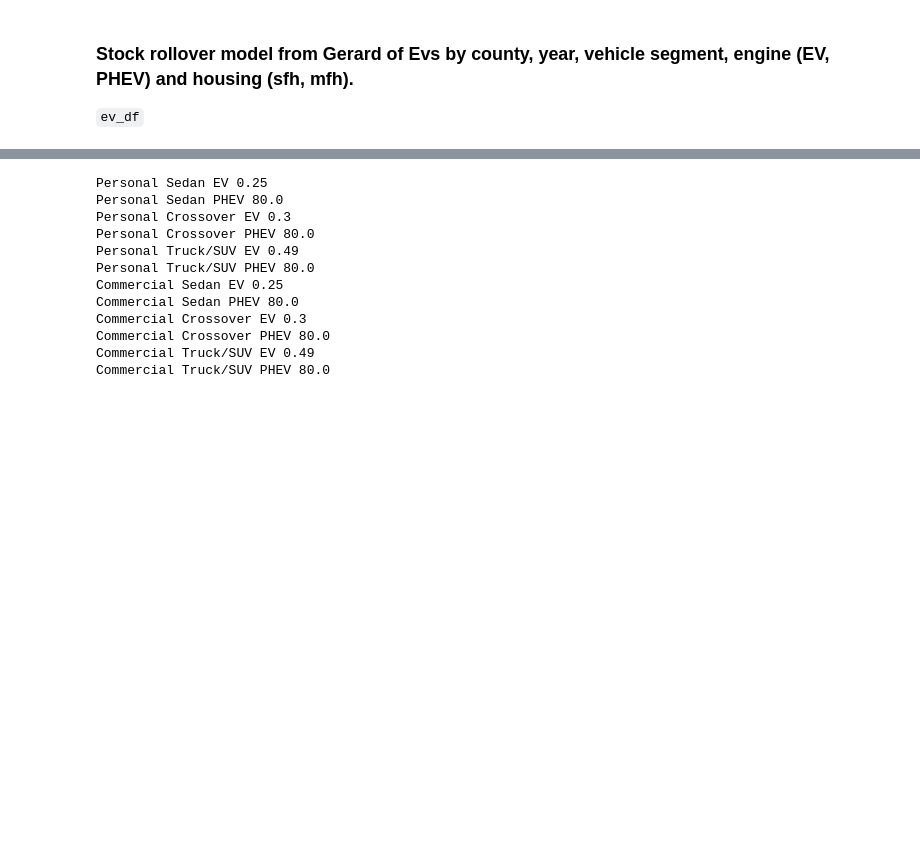
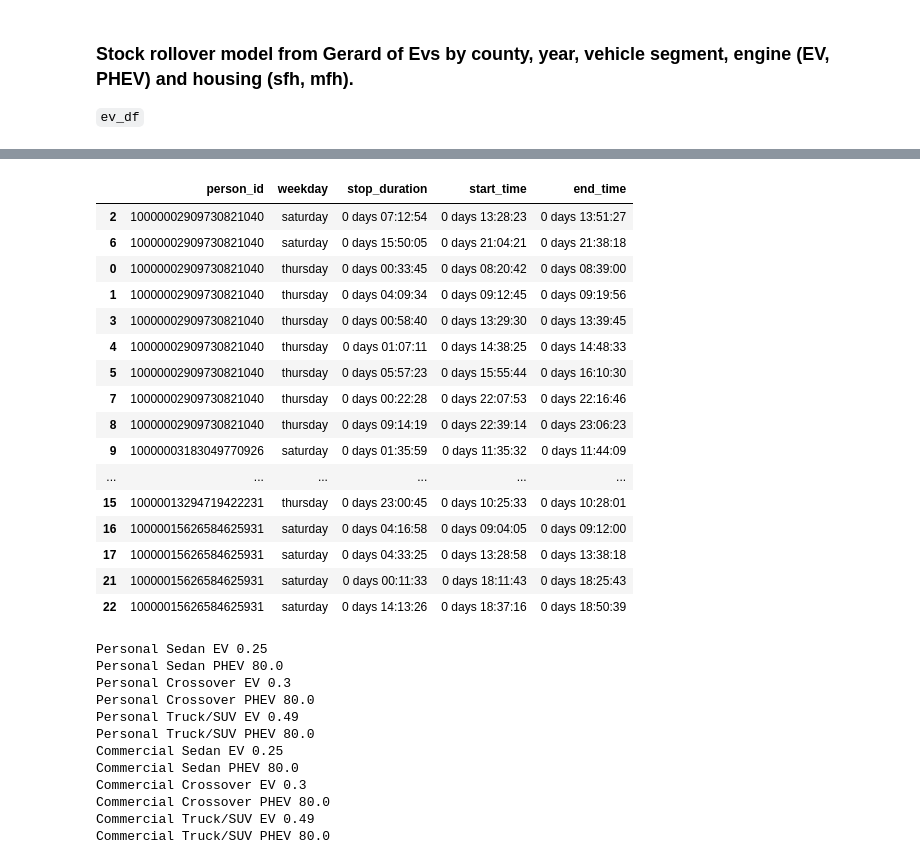
Before and after one commit to rmi-mobility-data-science/replicaEVSE, a Jupyter notebook: notebooks/stock_rollover.ipynb, the cells around one changed output, grey strips where cells are left out. Drawn from its saved outputs; the diff is of its cells as text; code cells hidden in the pictures; blank space fills up the shorter version.

Commit message:
testing parallel dwell time.

```diff
--- a/notebooks/stock_rollover.ipynb
+++ b/notebooks/stock_rollover.ipynb
@@ -72,3 +72,7 @@ Index(['activity_id', 'person_id', 'mode', 'travel_purpose',
 ### Stock rollover model from Gerard of Evs by county, year, vehicle segment, engine (EV, PHEV) and housing (sfh, mfh).
 
 `ev_df`
+# %%
+groups = df.head(10000).groupby(['person_id', 'weekday'])
+# %%
+out = joblib.Parallel(verbose=10, n_jobs=4)(joblib.delayed(simdu.calculate_stop_duration)(group) for name, group in groups)
@@ -75,3 +98,23 @@ Index(['activity_id', 'person_id', 'mode', 'travel_purpose',
+# %%
+pd.concat(out)[['person_id', 'weekday', 'stop_duration', 'start_time', 'end_time']].head(20)
+# %% [output]
+|  | person_id | weekday | stop_duration | start_time | end_time |
+| 2 | 10000002909730821040 | saturday | 0 days 07:12:54 | 0 days 13:28:23 | 0 days 13:51:27 |
+| 6 | 10000002909730821040 | saturday | 0 days 15:50:05 | 0 days 21:04:21 | 0 days 21:38:18 |
+| 0 | 10000002909730821040 | thursday | 0 days 00:33:45 | 0 days 08:20:42 | 0 days 08:39:00 |
+| 1 | 10000002909730821040 | thursday | 0 days 04:09:34 | 0 days 09:12:45 | 0 days 09:19:56 |
+| 3 | 10000002909730821040 | thursday | 0 days 00:58:40 | 0 days 13:29:30 | 0 days 13:39:45 |
+| 4 | 10000002909730821040 | thursday | 0 days 01:07:11 | 0 days 14:38:25 | 0 days 14:48:33 |
+| 5 | 10000002909730821040 | thursday | 0 days 05:57:23 | 0 days 15:55:44 | 0 days 16:10:30 |
+| 7 | 10000002909730821040 | thursday | 0 days 00:22:28 | 0 days 22:07:53 | 0 days 22:16:46 |
+| 8 | 10000002909730821040 | thursday | 0 days 09:14:19 | 0 days 22:39:14 | 0 days 23:06:23 |
+| 9 | 10000003183049770926 | saturday | 0 days 01:35:59 | 0 days 11:35:32 | 0 days 11:44:09 |
+| ... | ... | ... | ... | ... | ... |
+| 15 | 10000013294719422231 | thursday | 0 days 23:00:45 | 0 days 10:25:33 | 0 days 10:28:01 |
+| 16 | 10000015626584625931 | saturday | 0 days 04:16:58 | 0 days 09:04:05 | 0 days 09:12:00 |
+| 17 | 10000015626584625931 | saturday | 0 days 04:33:25 | 0 days 13:28:58 | 0 days 13:38:18 |
+| 21 | 10000015626584625931 | saturday | 0 days 00:11:33 | 0 days 18:11:43 | 0 days 18:25:43 |
+| 22 | 10000015626584625931 | saturday | 0 days 14:13:26 | 0 days 18:37:16 | 0 days 18:50:39 |
 # %%
 stock_rollover = pd.read_csv(datadir+'ldv_population_output_adjusted.csv')
 efficiency = pd.read_csv(datadir+'vehicle_inputs.csv')
```
Also changed, not shown: parts of 1 cell of this notebook, 1 other file.
